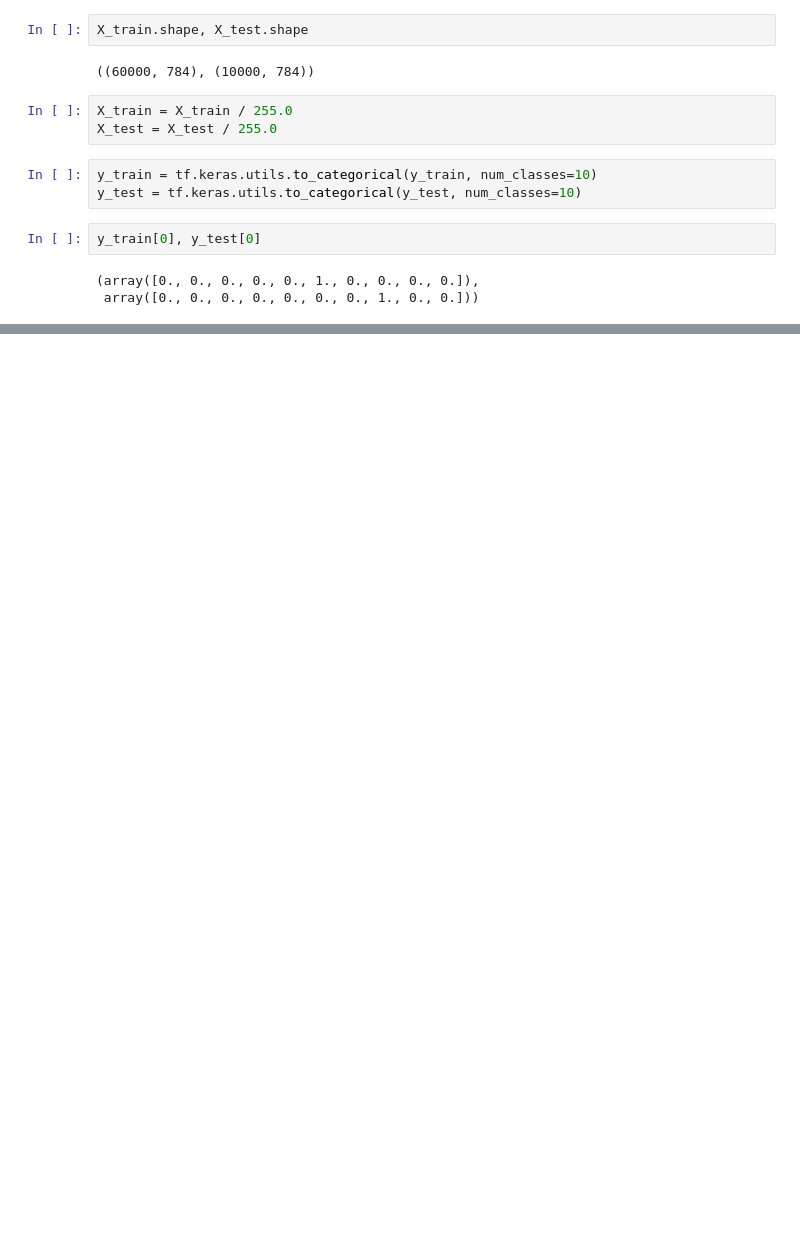
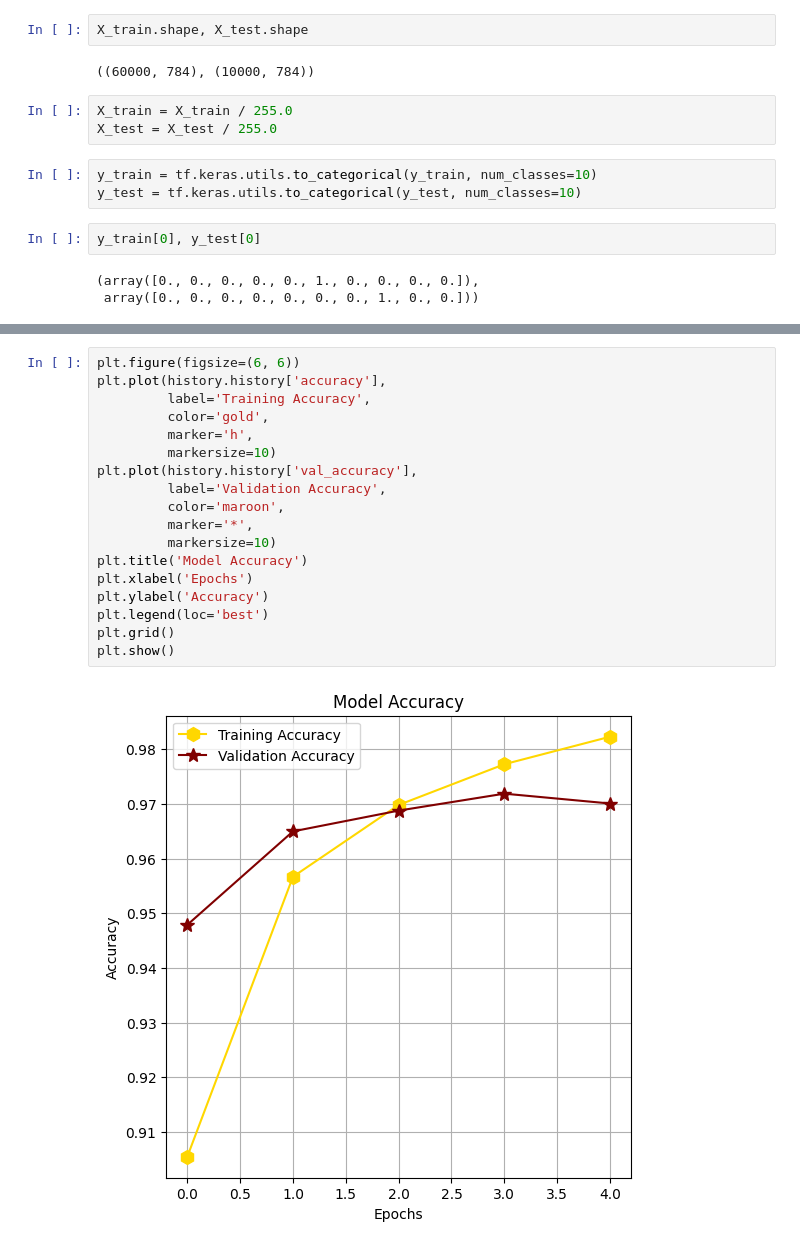
Before and after one commit to AdityaSreevatsaK/The-Neural-Nexus, a Jupyter notebook: a. Jupyter Notebooks/Image Classification - MNIST Dataset - Multi Layer Perceptron.ipynb, the cells around one changed output, grey strips where cells are left out. Cells and saved outputs as stored; diff of their text form; blank space fills up the shorter version.

```diff
--- a/a. Jupyter Notebooks/Image Classification - MNIST Dataset - Multi Layer Perceptron.ipynb
+++ b/a. Jupyter Notebooks/Image Classification - MNIST Dataset - Multi Layer Perceptron.ipynb
@@ -76,0 +114,20 @@ build_model(50, learning_rate, lambda_reg_param)
+# %%
+plt.figure(figsize=(6, 6))
+plt.plot(history.history['accuracy'],
+         label='Training Accuracy',
+         color='gold',
+         marker='h',
+         markersize=10)
+plt.plot(history.history['val_accuracy'],
+         label='Validation Accuracy',
+         color='maroon',
+         marker='*',
+         markersize=10)
+plt.title('Model Accuracy')
+plt.xlabel('Epochs')
+plt.ylabel('Accuracy')
+plt.legend(loc='best')
+plt.grid()
+plt.show()
+# %% [output]
+[figure, added]
```
Also changed, not shown: parts of 10 cells of this notebook, 2 other files.
